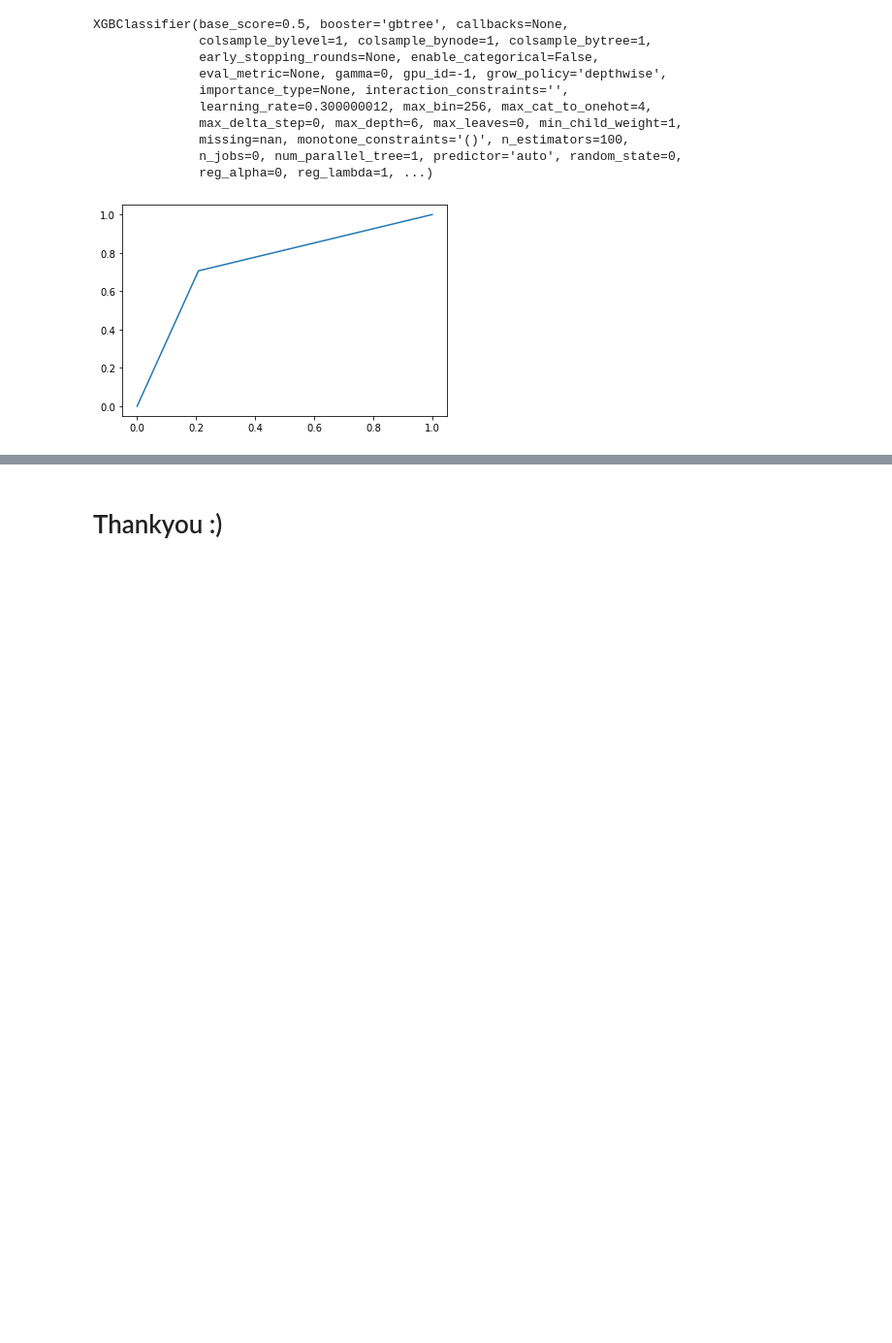
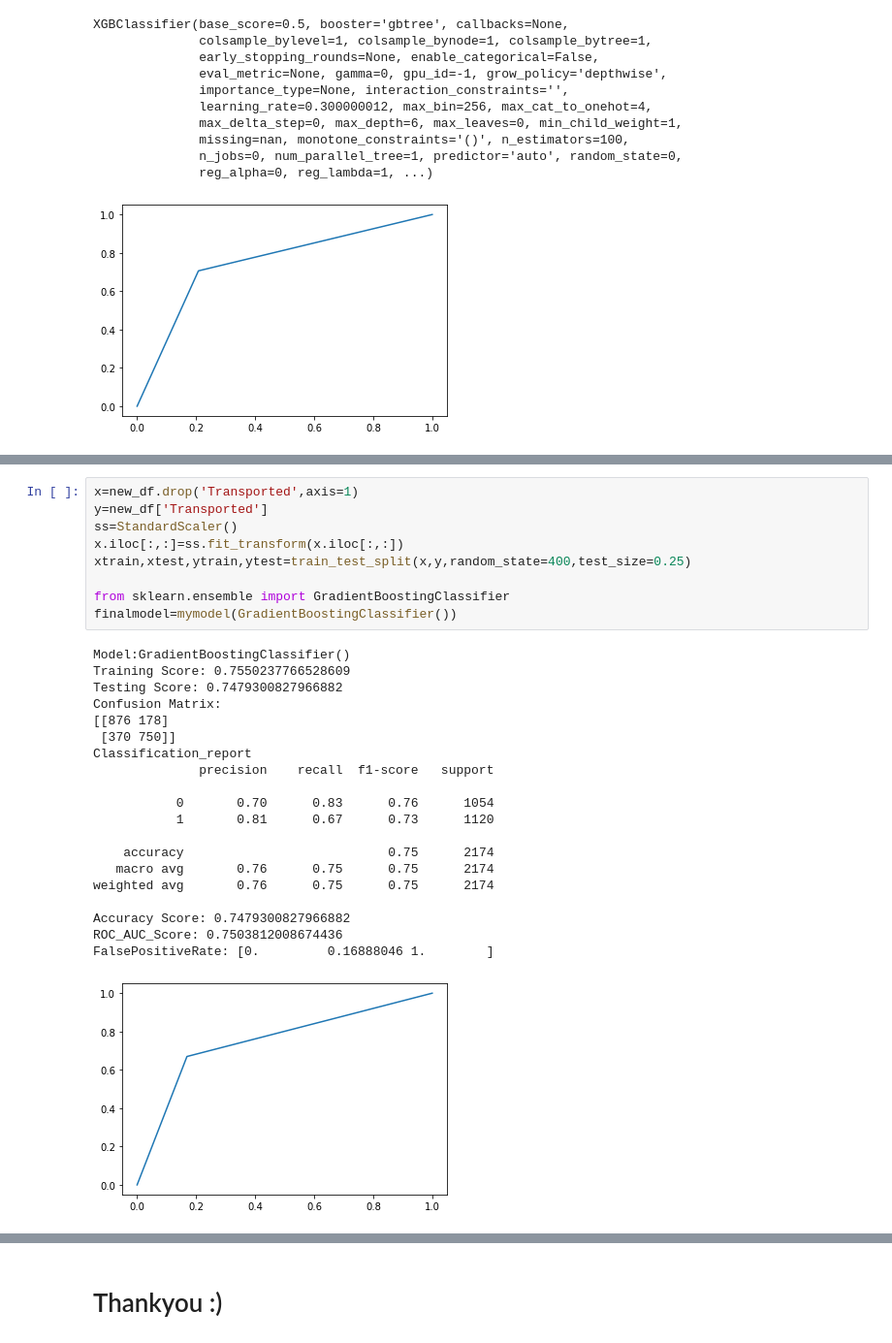
Before and after one commit to Sundarikonar/AWP--Project, a Jupyter notebook: spaceship-titanic.ipynb, the cells around one changed output, grey strips where cells are left out. Shown: that part at 97% size. Cells and saved outputs as stored; diff of their text form; blank space fills up the shorter version.

```diff
--- a/spaceship-titanic.ipynb
+++ b/spaceship-titanic.ipynb
@@ -810,2 +810,32 @@ FalsePositiveRate: [0.         0.18785579 1.        ]
 RandomForestClassifier(max_depth=12, n_estimators=60)
 [figure]
+# %%
+x=new_df.drop('Transported',axis=1)
+y=new_df['Transported']
+ss=StandardScaler()
+x.iloc[:,:]=ss.fit_transform(x.iloc[:,:])
+xtrain,xtest,ytrain,ytest=train_test_split(x,y,random_state=400,test_size=0.25)
+
+from sklearn.ensemble import GradientBoostingClassifier
+finalmodel=mymodel(GradientBoostingClassifier())
+# %% [output]
+Model:GradientBoostingClassifier()
+Training Score: 0.7550237766528609
+Testing Score: 0.7479300827966882
+Confusion Matrix:
+[[876 178]
+ [370 750]]
+Classification_report
+              precision    recall  f1-score   support
+
+           0       0.70      0.83      0.76      1054
+           1       0.81      0.67      0.73      1120
+
+    accuracy                           0.75      2174
+   macro avg       0.76      0.75      0.75      2174
+weighted avg       0.76      0.75      0.75      2174
+
+Accuracy Score: 0.7479300827966882
+ROC_AUC_Score: 0.7503812008674436
+FalsePositiveRate: [0.         0.16888046 1.        ]
+[figure, added]
```
Also changed, not shown: parts of 32 cells of this notebook.
